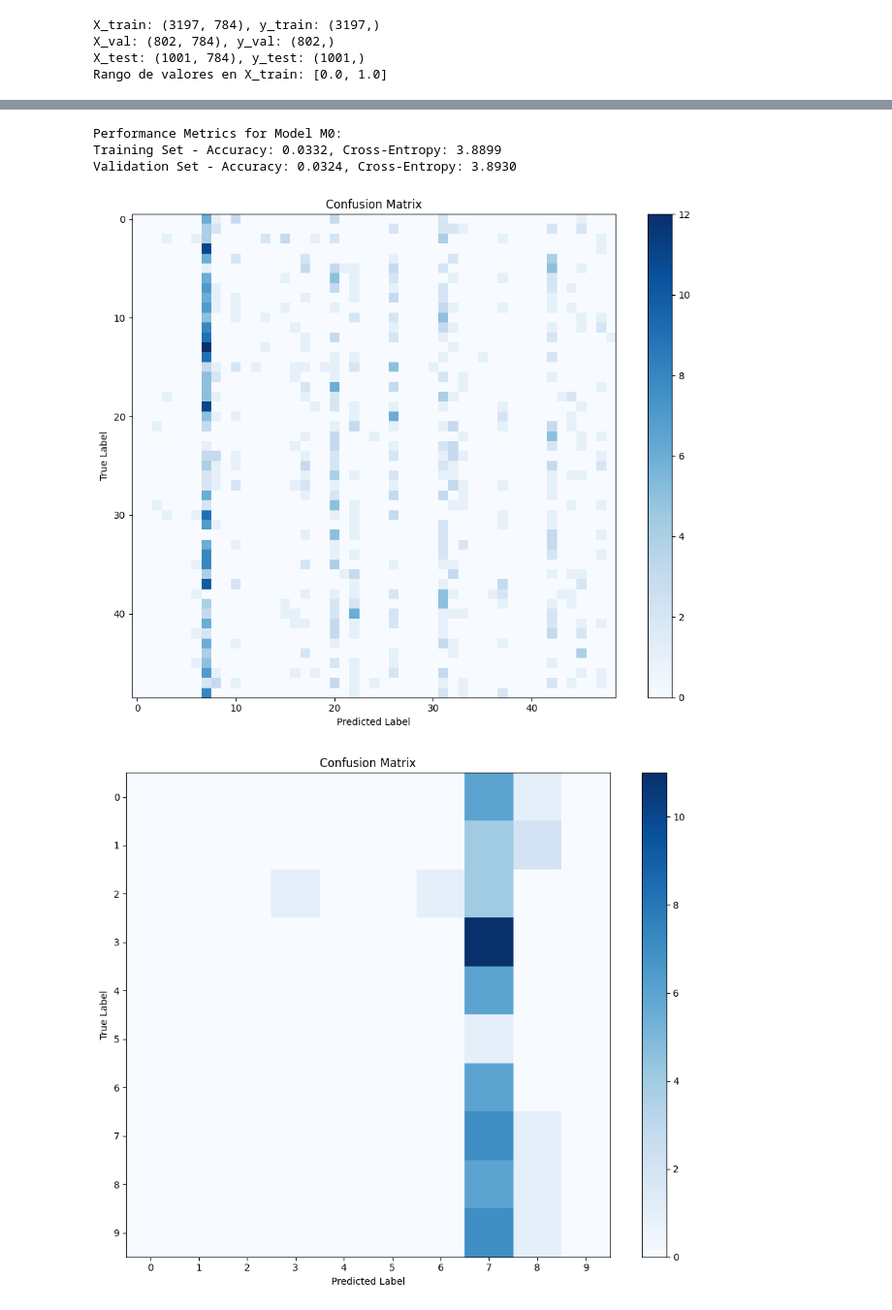
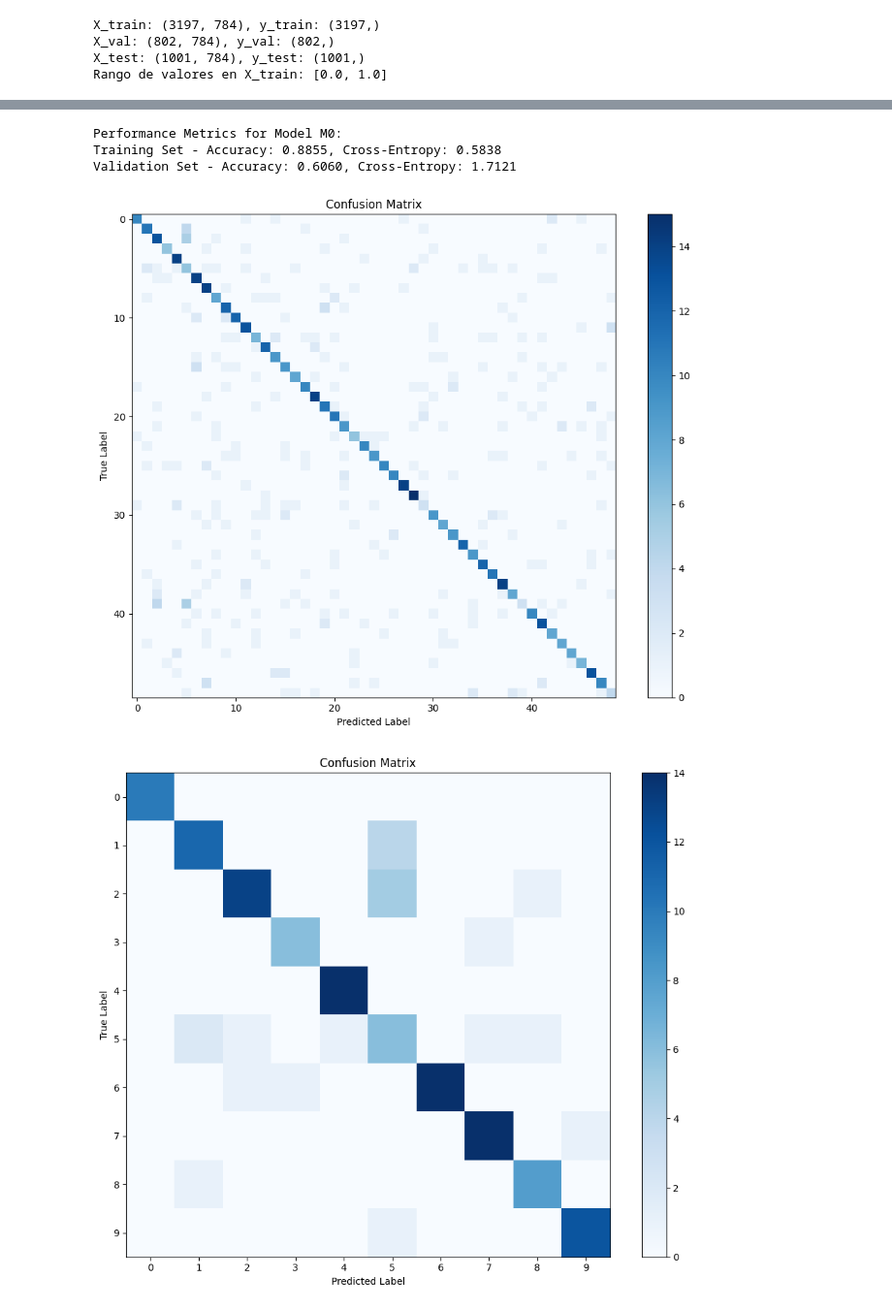
Before and after one commit to elianaostro/ML, a Jupyter notebook: Ostrovsky_Eliana_TP3/Ostrovsky_Eliana_Notebook_TP3.ipynb, the cells around one changed output, grey strips where cells are left out. Shown at 97% size. Saved outputs shown, nothing was run; the diff lists cells and outputs as text; code cells hidden in the pictures.

```diff
--- a/Ostrovsky_Eliana_TP3/Ostrovsky_Eliana_Notebook_TP3.ipynb
+++ b/Ostrovsky_Eliana_TP3/Ostrovsky_Eliana_Notebook_TP3.ipynb
@@ -138,7 +159,7 @@ layer_sizes = [input_size, 100, 80, output_size]
 model_M0 = NeuralNetwork(layer_sizes, learning_rate=0.01)
 
 # Train the model
-history_M0 = model_M0.train(X_train, y_train, X_val, y_val, epochs=50)
+history_M0 = model_M0.train(X_train, y_train, X_val, y_val, epochs=5000)
 
 # Plot learning curves
 plot_learning_curves(history_M0)
@@ -187,5 +198,5 @@ Epoch 50/50: train_loss=3.8917, train_acc=0.0328, val_loss=3.8930, val_acc=0.032
 Performance Metrics for Model M0:
-Training Set - Accuracy: 0.0332, Cross-Entropy: 3.8899
-Validation Set - Accuracy: 0.0324, Cross-Entropy: 3.8930
+Training Set - Accuracy: 0.8855, Cross-Entropy: 0.5838
+Validation Set - Accuracy: 0.6060, Cross-Entropy: 1.7121
-[figure, old version]
+[figure, new version]
-[figure, old version]
+[figure, new version]
```
Also changed, not shown: parts of 28 cells of this notebook, 8 other files.
